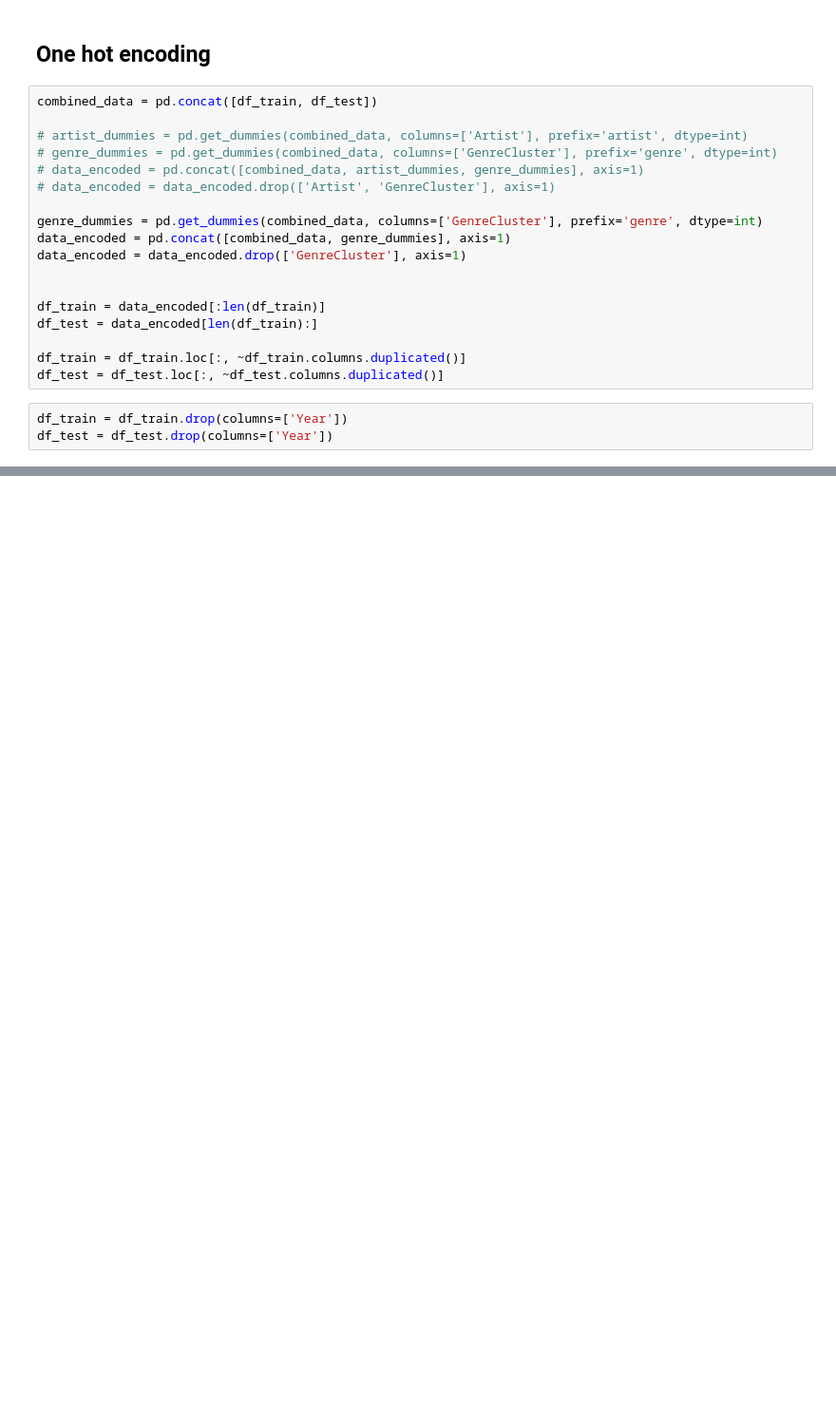
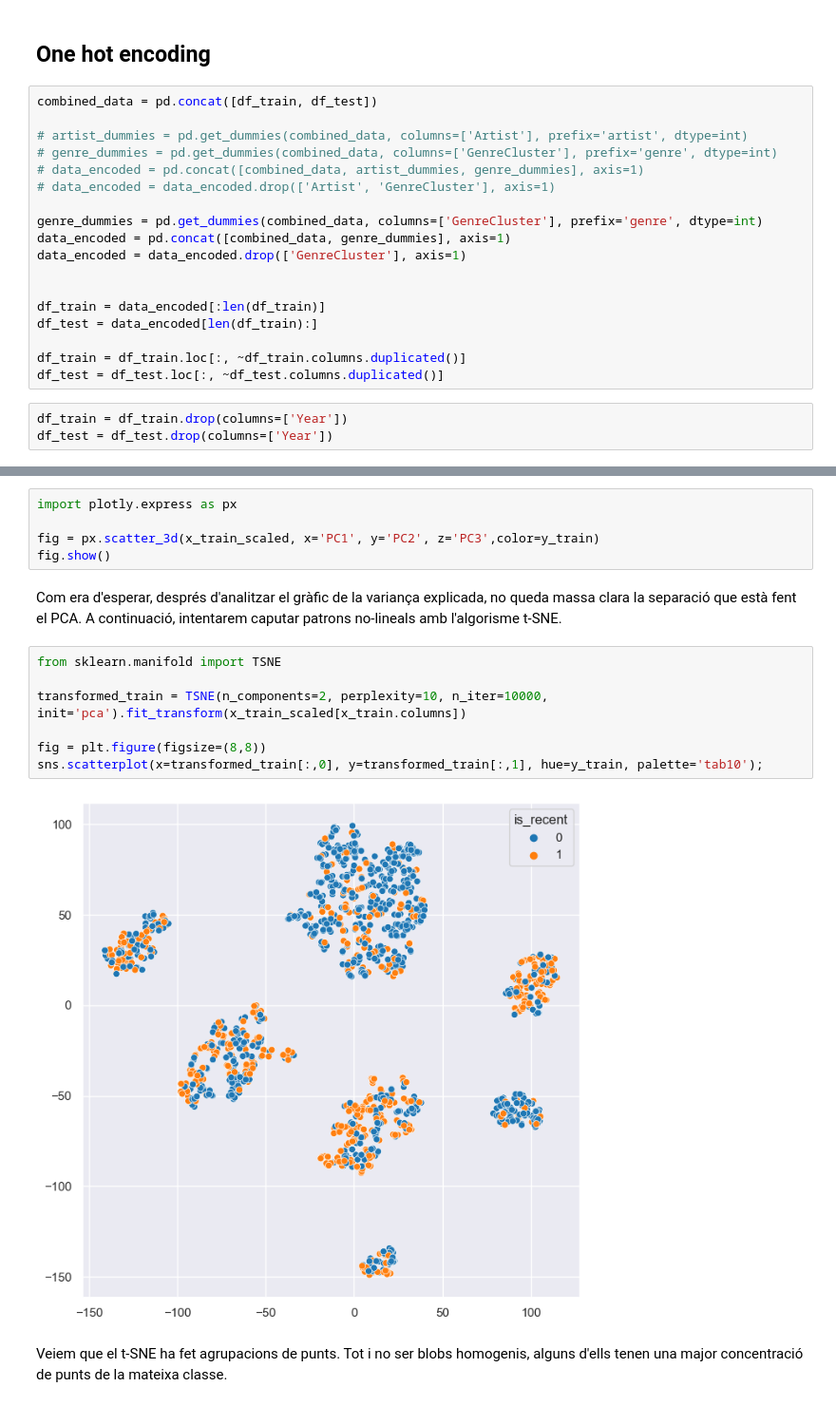
Before and after one commit to ericryhr/APA-PRACTICA, a Jupyter notebook: preprocessing_classification.ipynb, the cells around one changed output, grey strips where cells are left out. Shown at 95% size. Saved outputs shown, nothing was run; the diff lists cells and outputs as text; blank space fills up the shorter version.

```diff
--- a/preprocessing_classification.ipynb
+++ b/preprocessing_classification.ipynb
@@ -441,0 +499,18 @@ df_test.to_csv('data_test_class10.csv', index=False)
+# %%
+import plotly.express as px
+
+fig = px.scatter_3d(x_train_scaled, x='PC1', y='PC2', z='PC3',color=y_train)
+fig.show()
+# %% [markdown]
+Com era d'esperar, després d'analitzar el gràfic de la variança explicada, no queda massa clara la separació que està fent el PCA. A continuació, intentarem caputar patrons no-lineals amb l'algorisme t-SNE.
+# %%
+from sklearn.manifold import TSNE
+
+transformed_train = TSNE(n_components=2, perplexity=10, n_iter=10000, init='pca').fit_transform(x_train_scaled[x_train.columns])
+
+fig = plt.figure(figsize=(8,8))
+sns.scatterplot(x=transformed_train[:,0], y=transformed_train[:,1], hue=y_train, palette='tab10');
+# %% [output]
+[figure, added]
+# %% [markdown]
+Veiem que el t-SNE ha fet agrupacions de punts. Tot i no ser blobs homogenis, alguns d'ells tenen una major concentració de punts de la mateixa classe.
```
Also changed, not shown: parts of 23 cells of this notebook.
